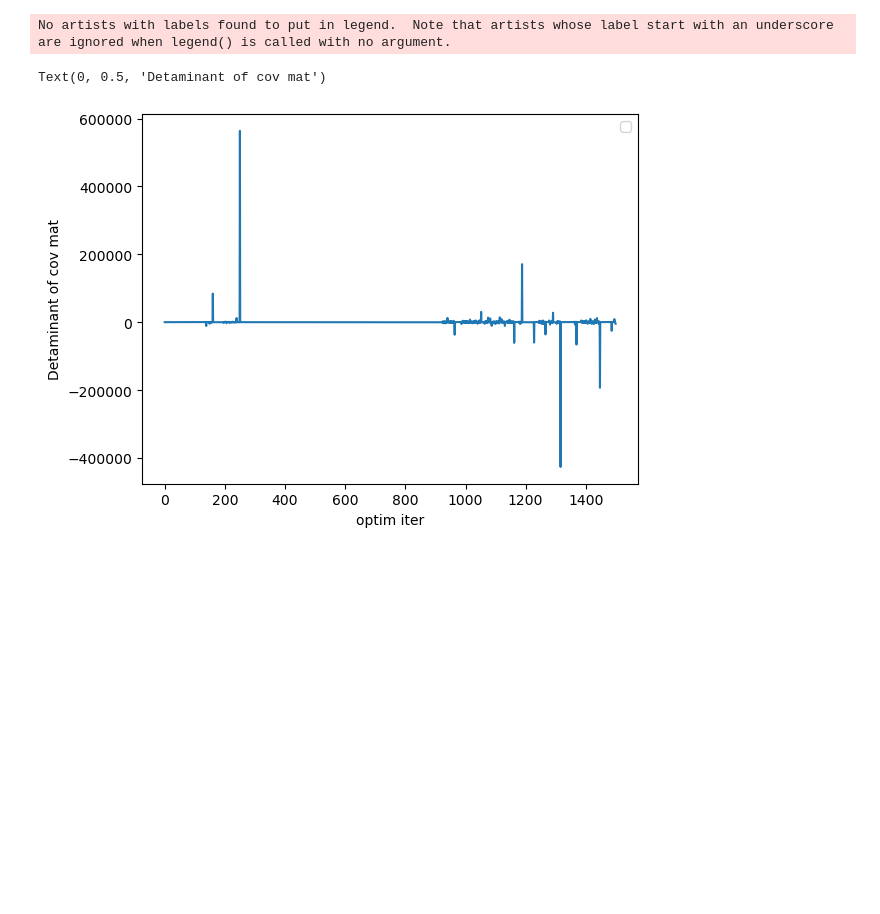
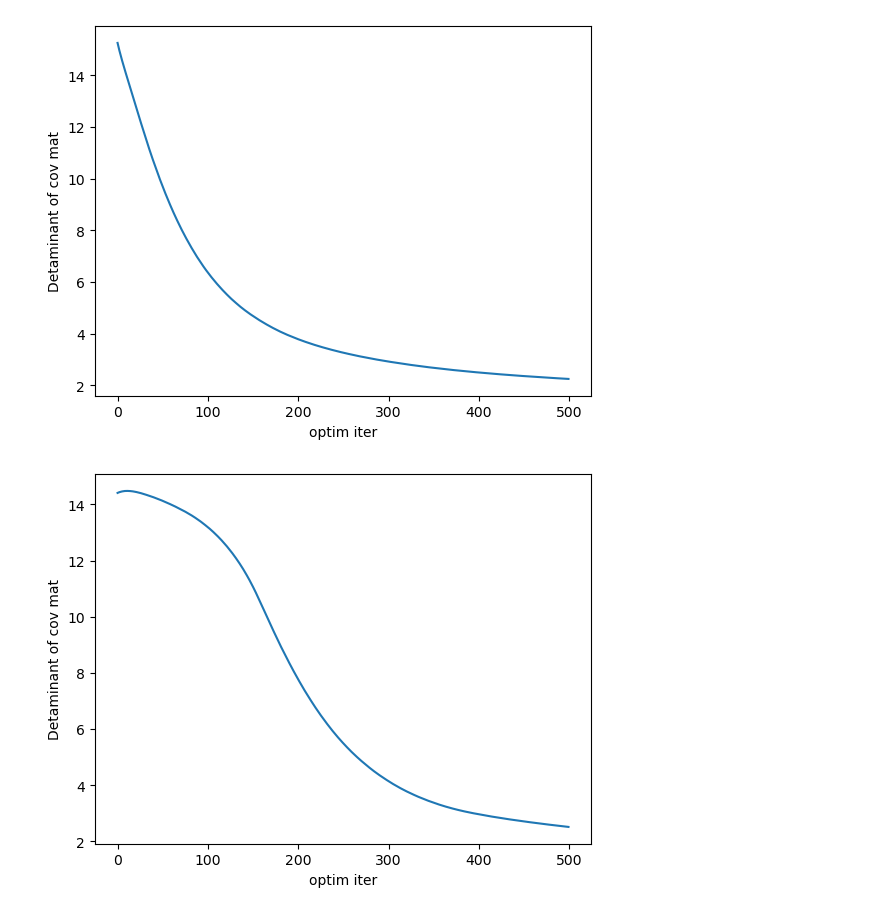
Before and after one commit to monarsan/robust-GAN, a Jupyter notebook: work/fixed_mu/change_u.ipynb, the cells around one changed output. Drawn from its saved outputs; the diff is of its cells as text; code cells hidden in the pictures; blank space fills up the shorter version.

```diff
--- a/work/fixed_mu/change_u.ipynb
+++ b/work/fixed_mu/change_u.ipynb
@@ -14,7 +14,7 @@ from libs.create import create_out_cov, create_norm_data
 import matplotlib.pyplot as plt
 
 
-n = 1000
+n = 10000
 m = 3*n
 eps = 0.1
 data_dim = 2
@@ -25,8 +25,8 @@ par_mu = np.full(data_dim, mu)
 out_mu = np.array([-5,5])
 
 par_reg1=0.005
-exper_iter = 1
-optim_iter = 1500
+exper_iter = 10
+optim_iter = 500
 L = 1
 learn_par = 0.005
-dicay_par = 0.5
+dicay_par = 0.4
@@ -56,19 +69,20 @@ for exp_index in (range(exper_iter)):
     cov_hist = []
     par_hist = []
     # 平均は次元ごとにロバスト、分散はロバストでない
-    alpha = [np.full(data_dim, par_mu), np.cov(data, rowvar = False)]
-    z = np.random.multivariate_normal(mean=alpha[0], cov=alpha[1], size = m)
+    B=LA.cholesky(np.cov(data, rowvar = False))
+    alpha = [np.full(data_dim, par_mu), B]
+    z = np.random.multivariate_normal(mean=alpha[0], cov=B@B.T, size = m)
 
 
     size_par = data_dim**2
     par = np.random.normal(loc = 0, scale = 0.1, size = size_par)
     bias = np.array(np.mean( discriminator(z, par[0:size_par]) ))[np.newaxis]
     par = np.concatenate([par, bias], axis = 0) #(d**2 +1)
-    cov_hist.append(alpha[1])
+    cov_hist.append(alpha[1]@alpha[1].T)
     par_hist.append(par)
     for j in tqdm(range(1, optim_iter+1)):
 
-        z = np.random.multivariate_normal(mean=alpha[0], cov=alpha[1] , size = m)
+        z = np.random.multivariate_normal(mean=alpha[0], cov=alpha[1]@alpha[1].T , size = m)
         zzT = sample_wise_outer_product(z,z)
         xxT = sample_wise_outer_product(data, data)
         A=np.zeros([data_dim, data_dim, data_dim, data_dim])
@@ -106,15 +120,15 @@ for exp_index in (range(exper_iter)):
             l+=1
 
         alpha_m = alpha[0]; alpha_v = alpha[1]
-        v_inv = LA.inv(alpha_v)
-        sigma_grad = (alpha_v - sample_wise_outer_product(z-alpha_m, z-alpha_m))/2 #(m, d, d)
+        ABZ = (z@par[:-1].reshape(data_dim, data_dim))@(B+B.T)
+        sigma_grad = sample_wise_outer_product(ABZ, z) #(m, d, d)
         sig_ = sigmoid(discriminator(z, par[:-1]) - par[-1])[:,np.newaxis] #(m,)
-        tmp_alpha_v = v_inv - learn_par/j**dicay_par * np.mean(sigma_grad*sig_[:,:,np.newaxis], axis = 0)
-        alpha[1] = (LA.inv(tmp_alpha_v))
-        is_pdm.append(LA.eig(alpha[1])[0].min())
-        detaminant.append(LA.det(alpha[1]))
+        tmp_alpha_v = alpha_v - learn_par/j**dicay_par * np.mean(sigma_grad*sig_[:,:,np.newaxis], axis = 0)
+        alpha[1] = tmp_alpha_v
+        is_pdm.append(LA.eig(alpha[1]@alpha[1].T)[0].min())
+        detaminant.append(LA.det(alpha[1]@alpha[1].T))
 
-        cov_hist.append(alpha[1])
+        cov_hist.append(alpha[1]@alpha[1].T)
         par_hist.append(par)
     res_cov[exp_index] = cov_hist
     res_par[exp_index] = par_hist
@@ -141,9 +155,9 @@ cov  std : 0.00000
 # %%
-plt.plot(np.array(detaminant))
-plt.legend()
-plt.xlabel("optim iter")
-plt.ylabel("Detaminant of cov mat")
+for i in range(exper_iter):
+    plt.subplots()
+    plt.plot(np.array(detaminant)[optim_iter*i:optim_iter*(i+1)])
+    plt.xlabel("optim iter")
+    plt.ylabel("Detaminant of cov mat")
 # %% [output]
-No artists with labels found to put in legend.  Note that artists whose label start with an underscore are ignored when legend() is called with no argument.
-Text(0, 0.5, 'Detaminant of cov mat')
-[figure, old version]
+[figure, new version]
+[figure, added]
```
Also changed, not shown: parts of 7 cells of this notebook.
